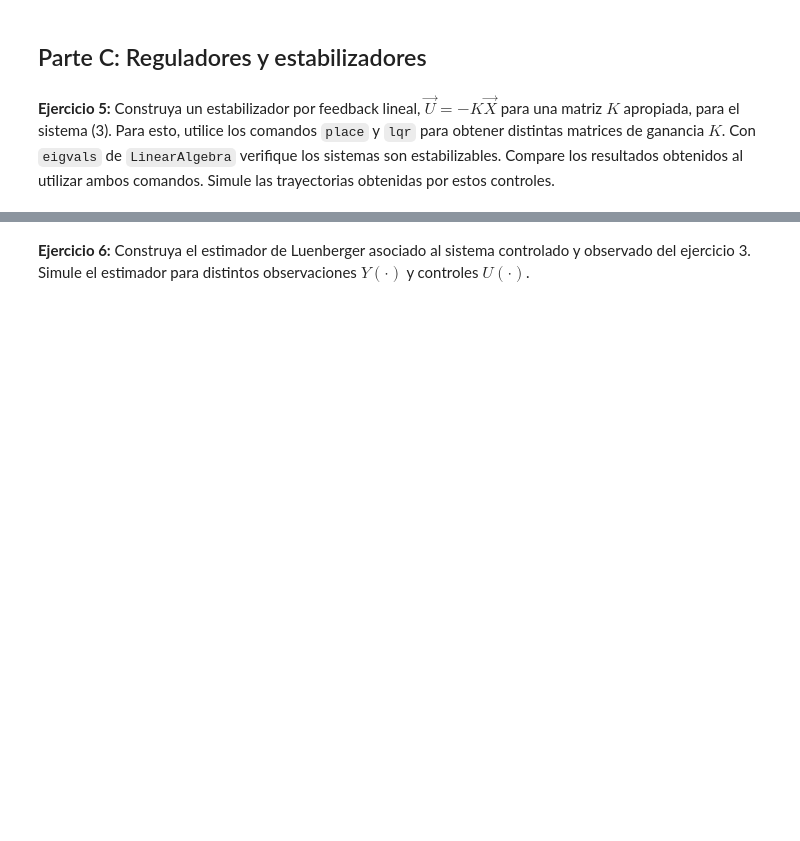
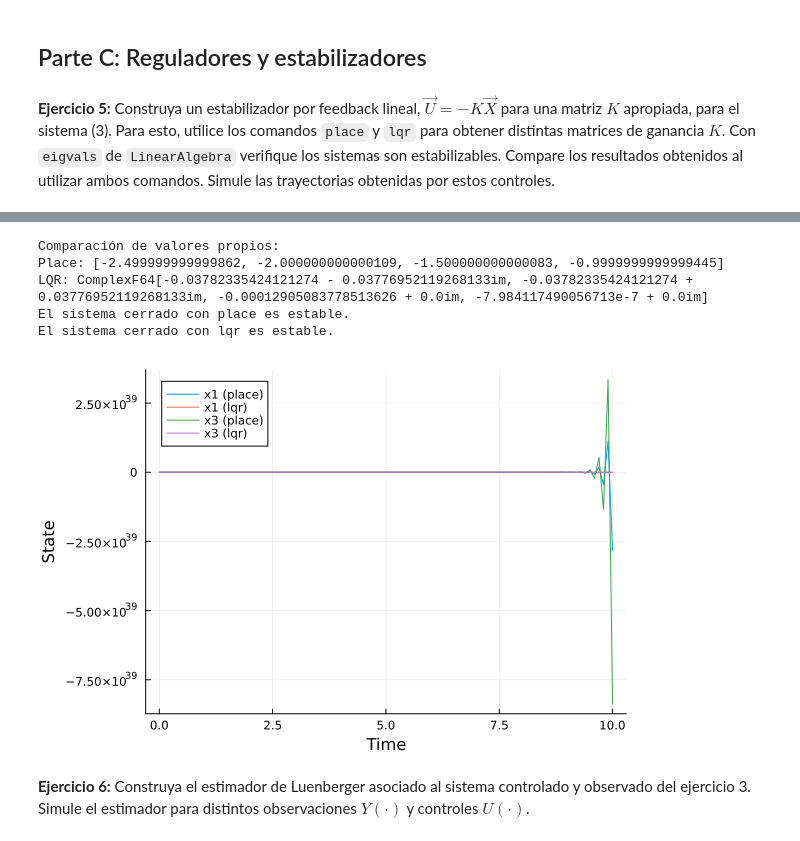
Before and after one commit to sebastianacunau/Labs-Control, a Jupyter notebook: Laboratorio 2/Laboratorio 2.ipynb, the cells around one changed output, grey strips where cells are left out. Drawn from its saved outputs; the diff is of its cells as text; code cells hidden in the pictures; blank space fills up the shorter version.

```diff
--- a/Laboratorio 2/Laboratorio 2.ipynb
+++ b/Laboratorio 2/Laboratorio 2.ipynb
@@ -195,11 +184,7 @@ C =
 \end{array}\right)
 $$
 # %%
-# Definir la matriz A y C
-A = [0 1 0 0;
-     3*(Omega^2) 0 0 2*Omega*R;
-     0 0 0 1;
-     0 -(2*Omega)/R 0 0]
+# Definir la matriz C
 
 C = [1 0 0 0;
      0 0 1 0]
@@ -249,0 +248,12 @@ $$
+# %%
+# Definir las matrices Q y R para lqr
+Q = I(4)
+R = I(2)
+
+# Calcular la matriz K utilizando lqr
+K_lqr = lqr(A,B,Q,R)
+
+println("Matriz de ganancias K utilizando lqr:")
+println(K_lqr)
+
+eigvals_lqr = eigvals(A - B * K_lqr)
@@ -250,3 +268,63 @@ $$
+# %%
+println("Comparación de valores propios:")
+println("Place: ", eigvals_place)
+println("LQR: ", eigvals_lqr)
+
+# Verifica si todos los valores propios tienen partes reales negativas
+if all(real(eigvals_place) .< 0)
+    println("El sistema cerrado con place es estable.")
+else
+    println("El sistema cerrado con place no es estable.")
+end
+
+if all(real(eigvals_lqr) .< 0)
+    println("El sistema cerrado con lqr es estable.")
+else
+    println("El sistema cerrado con lqr no es estable.")
+end
+# %% [output]
+Comparación de valores propios:
+Place: [-2.499999999999862, -2.000000000000109, -1.500000000000083, -0.9999999999999445]
+LQR: ComplexF64[-0.03782335424121274 - 0.03776952119268133im, -0.03782335424121274 + 0.03776952119268133im, -0.00012905083778513626 + 0.0im, -7.984117490056713e-7 + 0.0im]
+El sistema cerrado con place es estable.
+El sistema cerrado con lqr es estable.
+# %%
+# Condiciones iniciales
+X0 = [0.0, 0.0, 1.0, 0.0]  # Inicialmente lejos del equilibrio
+
+# dinámica del sistema cerrado con place
+function closed_loop_place!(du, u, p, t)
+    du .= (A - B * K_place) * u
+end
+
+# dinámica del sistema cerrado con lqr
+function closed_loop_lqr!(du, u, p, t)
+    du .= (A - B * K_lqr) * u
+end
+
+# trayectoria utilizando place
+t = 0:0.1:10
+X_place = zeros(length(t), 4)
+u = copy(X0)
+for i in 1:length(t)
+    X_place[i, :] = u
+    closed_loop_place!(u, u, nothing, t[i])
+end
+
+#trayectoria utilizando lqr
+X_lqr = zeros(length(t), 4)
+u = copy(X0)
+for i in 1:length(t)
+    X_lqr[i, :] = u
+    closed_loop_lqr!(u, u, nothing, t[i])
+end
+
+plot(t, X_place[:, 1], label="x1 (place)", xlabel="Tiempo", ylabel="Estado")
+plot!(t, X_lqr[:, 1], label="x1 (lqr)")
+plot!(t, X_place[:, 3], label="x3 (place)")
+plot!(t, X_lqr[:, 3], label="x3 (lqr)")
+# %% [output]
+[figure, added]
 # %% [markdown]
 **Ejercicio 6:** Construya el estimador de Luenberger asociado al sistema controlado y observado del ejercicio 3. Simule el estimador para distintos observaciones $Y(\cdot)$ y controles $U(\cdot)$.
 # %% [markdown]
```
Also changed, not shown: parts of 3 cells of this notebook.
